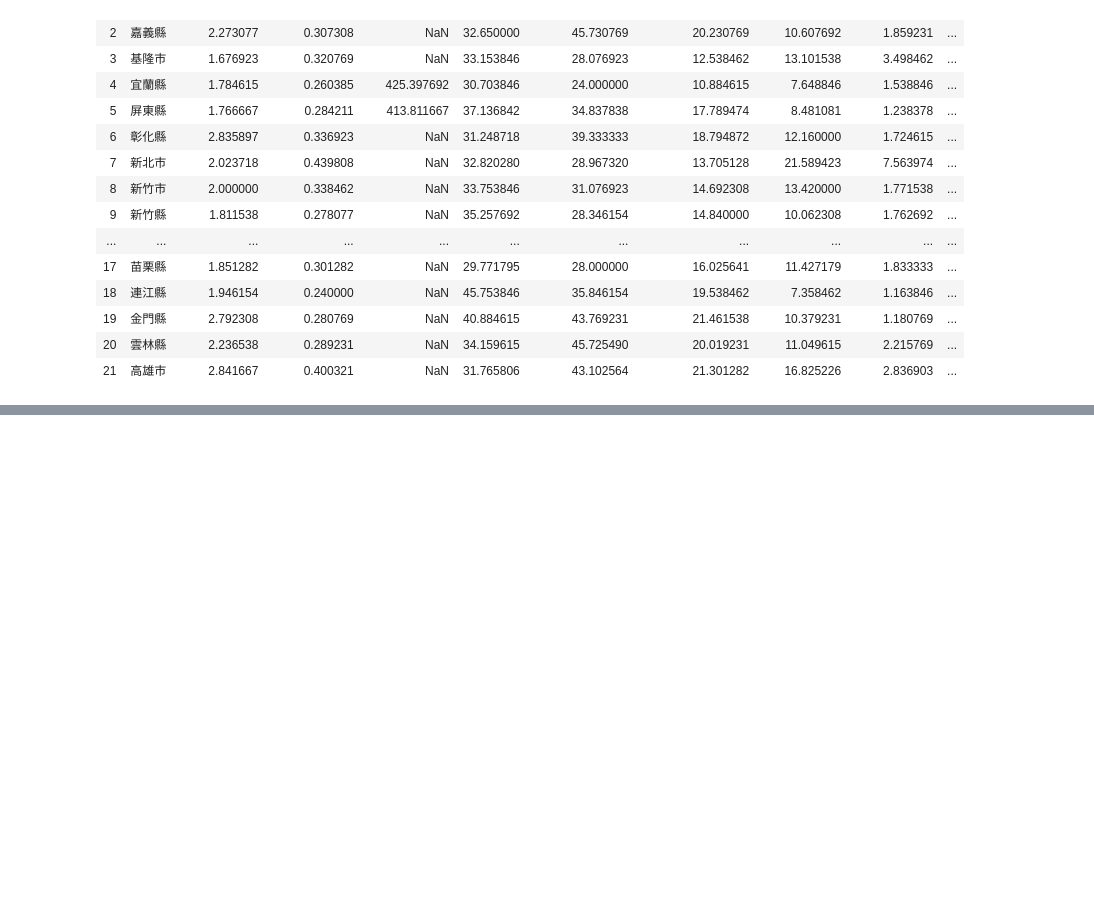
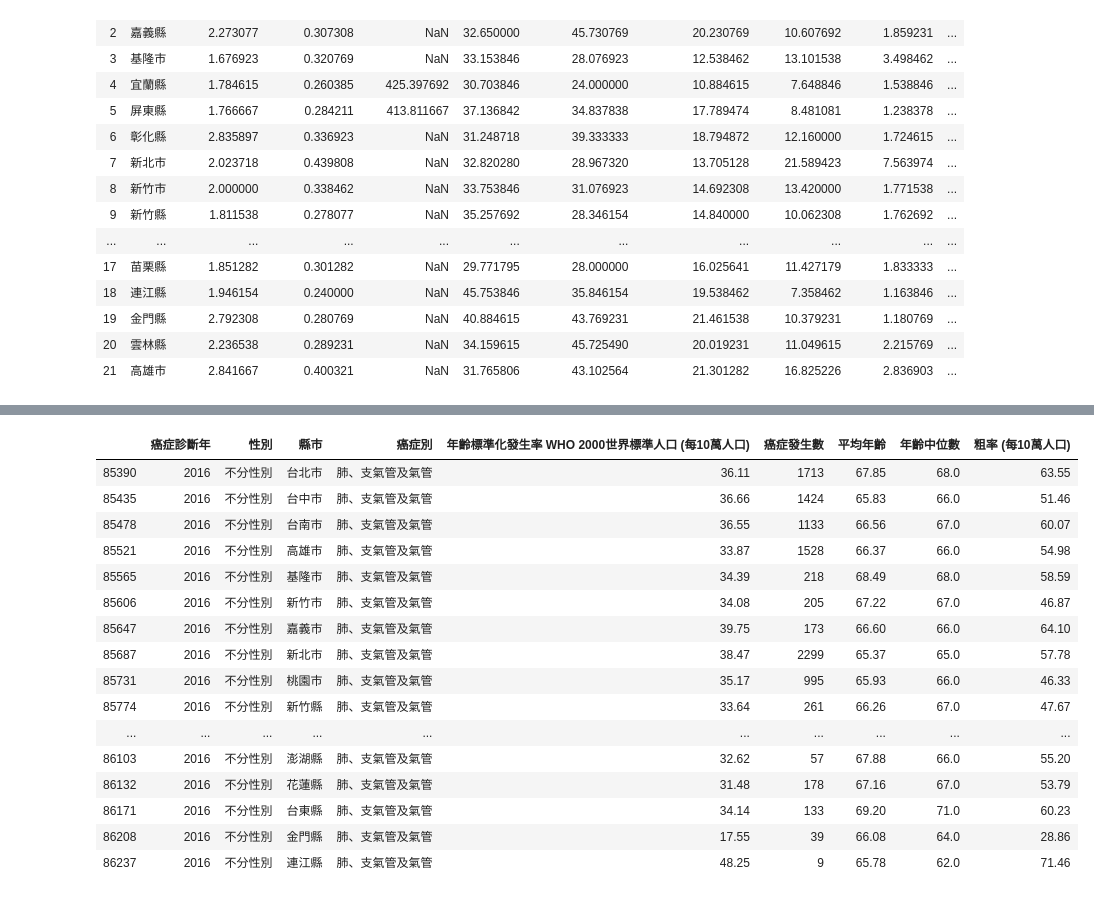
Before and after one commit to k22949706/Kenny, a Jupyter notebook: 程式語言Final.ipynb, the cells around one changed output, grey strips where cells are left out. Cells and saved outputs as stored; diff of their text form; code cells hidden in the pictures; blank space fills up the shorter version.

```diff
--- a/程式語言Final.ipynb
+++ b/程式語言Final.ipynb
@@ -124,0 +145,3 @@ df_cityair
+# %%
+csvdata2 = pd.read_csv("File_14318.csv",encoding='big5').rename(columns={'縣市別': '縣市'})
+csvdata2
@@ -124,0 +162,21 @@ df_cityair
+# %%
+cancer1 = csvdata2[(csvdata2["癌症診斷年"] == 2016) & (csvdata2["性別"] == "不分性別") & (csvdata2["癌症別"] == "肺、支氣管及氣管")].drop(85346)
+cancer1
+# %% [output]
+|  | 癌症診斷年 | 性別 | 縣市 | 癌症別 | 年齡標準化發生率 WHO 2000世界標準人口 (每10萬人口) | 癌症發生數 | 平均年齡 | 年齡中位數 | 粗率 (每10萬人口) |
+| 85390 | 2016 | 不分性別 | 台北市 | 肺、支氣管及氣管 | 36.11 | 1713 | 67.85 | 68.0 | 63.55 |
+| 85435 | 2016 | 不分性別 | 台中市 | 肺、支氣管及氣管 | 36.66 | 1424 | 65.83 | 66.0 | 51.46 |
+| 85478 | 2016 | 不分性別 | 台南市 | 肺、支氣管及氣管 | 36.55 | 1133 | 66.56 | 67.0 | 60.07 |
+| 85521 | 2016 | 不分性別 | 高雄市 | 肺、支氣管及氣管 | 33.87 | 1528 | 66.37 | 66.0 | 54.98 |
+| 85565 | 2016 | 不分性別 | 基隆市 | 肺、支氣管及氣管 | 34.39 | 218 | 68.49 | 68.0 | 58.59 |
+| 85606 | 2016 | 不分性別 | 新竹市 | 肺、支氣管及氣管 | 34.08 | 205 | 67.22 | 67.0 | 46.87 |
+| 85647 | 2016 | 不分性別 | 嘉義市 | 肺、支氣管及氣管 | 39.75 | 173 | 66.60 | 66.0 | 64.10 |
+| 85687 | 2016 | 不分性別 | 新北市 | 肺、支氣管及氣管 | 38.47 | 2299 | 65.37 | 65.0 | 57.78 |
+| 85731 | 2016 | 不分性別 | 桃園市 | 肺、支氣管及氣管 | 35.17 | 995 | 65.93 | 66.0 | 46.33 |
+| 85774 | 2016 | 不分性別 | 新竹縣 | 肺、支氣管及氣管 | 33.64 | 261 | 66.26 | 67.0 | 47.67 |
+| ... | ... | ... | ... | ... | ... | ... | ... | ... | ... |
+| 86103 | 2016 | 不分性別 | 澎湖縣 | 肺、支氣管及氣管 | 32.62 | 57 | 67.88 | 66.0 | 55.20 |
+| 86132 | 2016 | 不分性別 | 花蓮縣 | 肺、支氣管及氣管 | 31.48 | 178 | 67.16 | 67.0 | 53.79 |
+| 86171 | 2016 | 不分性別 | 台東縣 | 肺、支氣管及氣管 | 34.14 | 133 | 69.20 | 71.0 | 60.23 |
+| 86208 | 2016 | 不分性別 | 金門縣 | 肺、支氣管及氣管 | 17.55 | 39 | 66.08 | 64.0 | 28.86 |
+| 86237 | 2016 | 不分性別 | 連江縣 | 肺、支氣管及氣管 | 48.25 | 9 | 65.78 | 62.0 | 71.46 |
```
Also changed, not shown: parts of 16 cells of this notebook.
